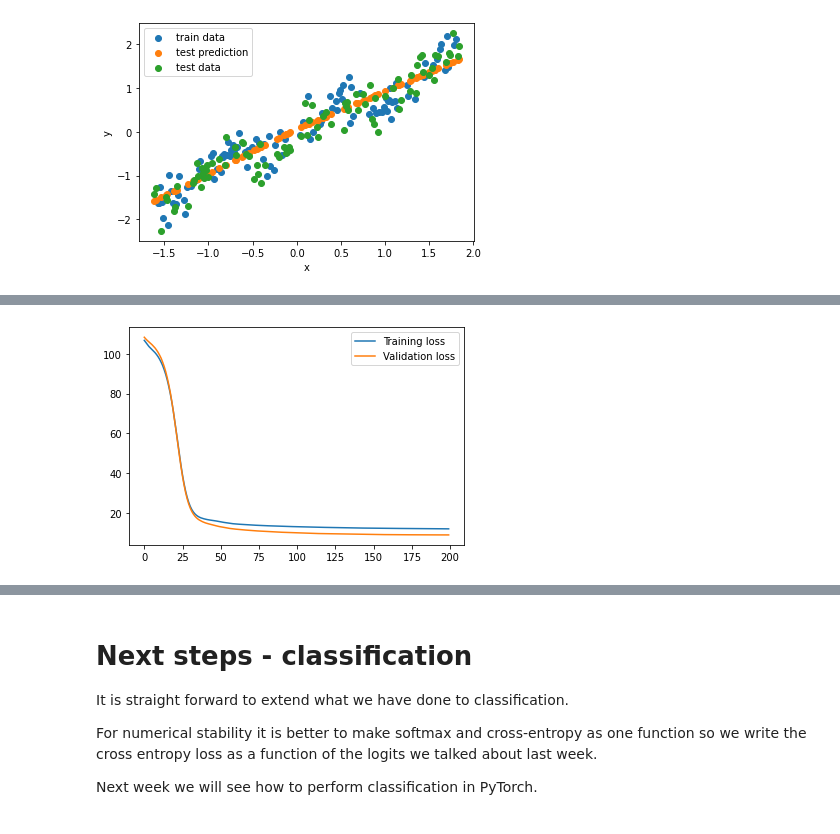
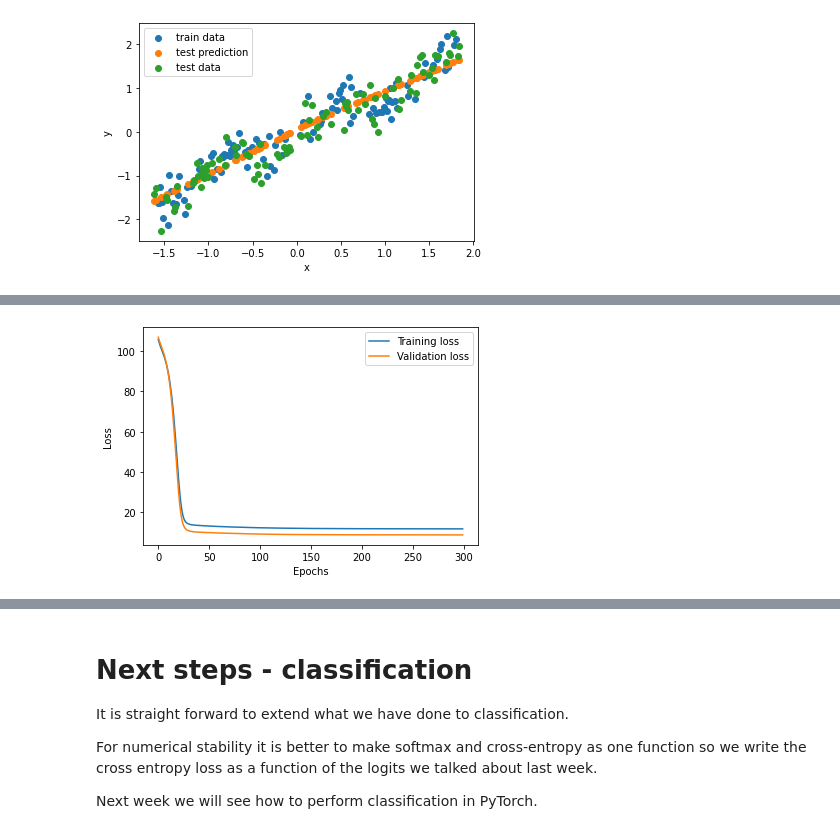
Before and after one commit to kristinanett/02456-deep-learning-with-PyTorch, a Jupyter notebook: 2_Feedforward_Python/2.1-EXE-FNN-AutoDif-Nanograd.ipynb, the cells around one changed output, grey strips where cells are left out. Cells and saved outputs as stored; diff of their text form; code cells hidden in the pictures.

```diff
--- a/2_Feedforward_Python/2.1-EXE-FNN-AutoDif-Nanograd.ipynb
+++ b/2_Feedforward_Python/2.1-EXE-FNN-AutoDif-Nanograd.ipynb
@@ -957,13 +965,12 @@ _Insert written answer here._
 # %%
-# Insert your code for getting overfitting, underfitting and just right fitting
-#Overfitting
+#Just the right model training
 
 NN = [
-    DenseLayer(1, 16, lambda x: x.relu()),
-    DenseLayer(16, 16, lambda x: x.relu()),
-    DenseLayer(16, 1, lambda x: x.identity())]
+    DenseLayer(1, 25, lambda x: x.relu()),
+    DenseLayer(25, 25, lambda x: x.relu()),
+    DenseLayer(25, 1, lambda x: x.identity())]
 
-EPOCHS = 200
+EPOCHS = 300
 LEARN_R = 1e-3
 
 train_loss = []
@@ -995,6 +1002,8 @@ for e in range(EPOCHS):
 
 plt.plot(range(len(train_loss)), train_loss, label="Training loss");
 plt.plot(range(len(val_loss)), val_loss, label="Validation loss");
+plt.xlabel("Epochs");
+plt.ylabel("Loss");
 plt.legend();
 plt.show()
 # %% [output]
@@ -1021 +1027 @@ plt.show()
-[figure, old version]
+[figure, new version]
```
Also changed, not shown: parts of 17 cells of this notebook.
